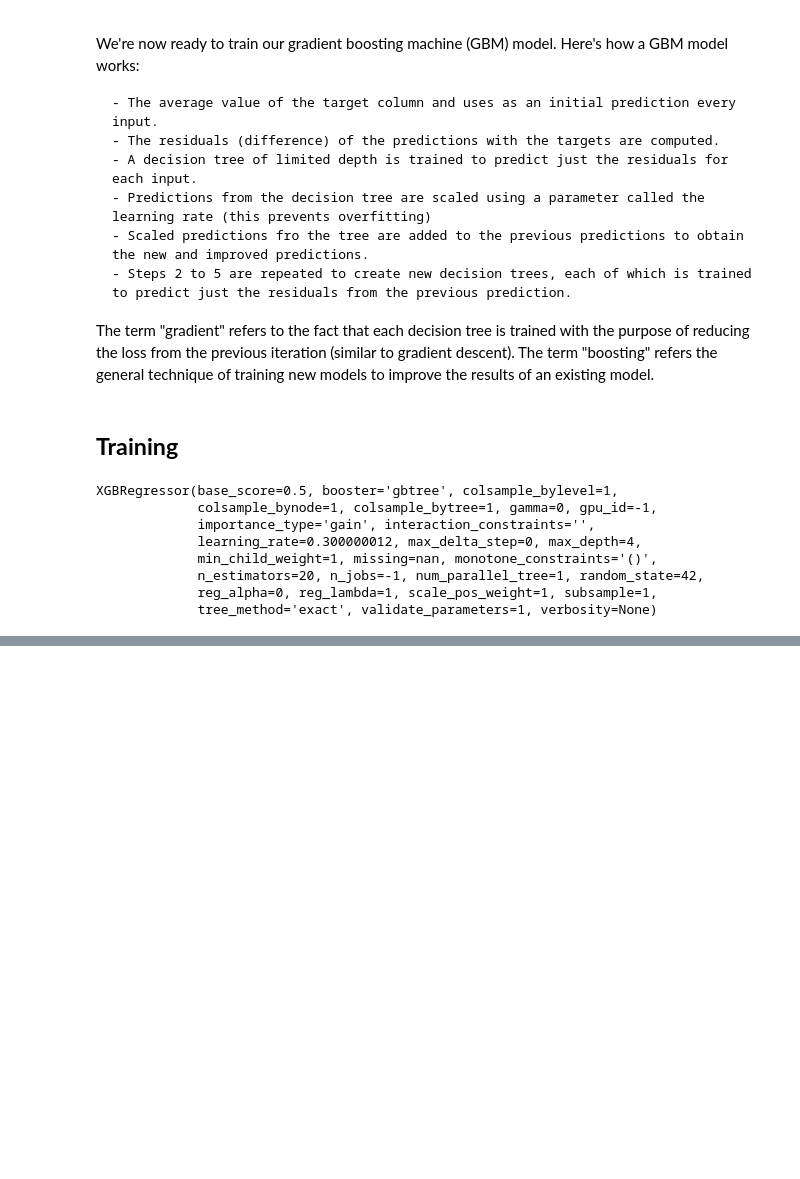
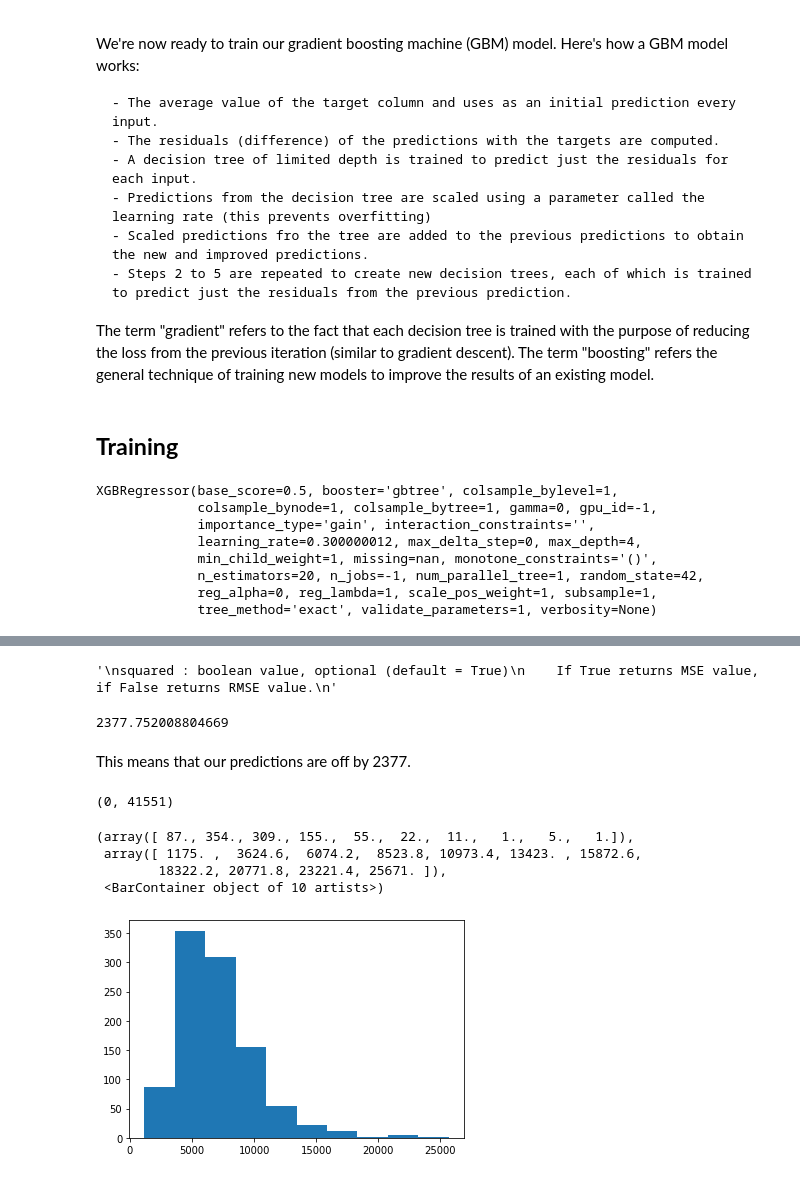
Before and after one commit to Neelam-Singhal/GradientBoostingModels, a Jupyter notebook: gbm.ipynb, the cells around one changed output, grey strips where cells are left out. Drawn from its saved outputs; the diff is of its cells as text; code cells hidden in the pictures; blank space fills up the shorter version.

```diff
--- a/gbm.ipynb
+++ b/gbm.ipynb
@@ -535,0 +546,28 @@ XGBRegressor(base_score=0.5, booster='gbtree', colsample_bylevel=1,
+# %%
+def rmse(a,b):
+    return mean_squared_error(a, b,squared=False)
+
+'''
+squared : boolean value, optional (default = True)
+    If True returns MSE value, if False returns RMSE value.
+'''
+# %% [output]
+'\nsquared : boolean value, optional (default = True)\n    If True returns MSE value, if False returns RMSE value.\n'
+# %%
+rmse(pred, targets)
+# %% [output]
+2377.752008804669
+# %% [markdown]
+This means that our predictions are off by 2377.
+# %%
+merged_train_data.Sales.min(), merged_train_data.Sales.max()
+# %% [output]
+(0, 41551)
+# %%
+plt.hist(merged_train_data.Sales.sample(1000))
+# %% [output]
+(array([ 87., 354., 309., 155.,  55.,  22.,  11.,   1.,   5.,   1.]),
+ array([ 1175. ,  3624.6,  6074.2,  8523.8, 10973.4, 13423. , 15872.6,
+        18322.2, 20771.8, 23221.4, 25671. ]),
+ <BarContainer object of 10 artists>)
+[figure, added]
```
Also changed, not shown: parts of 17 cells of this notebook.
